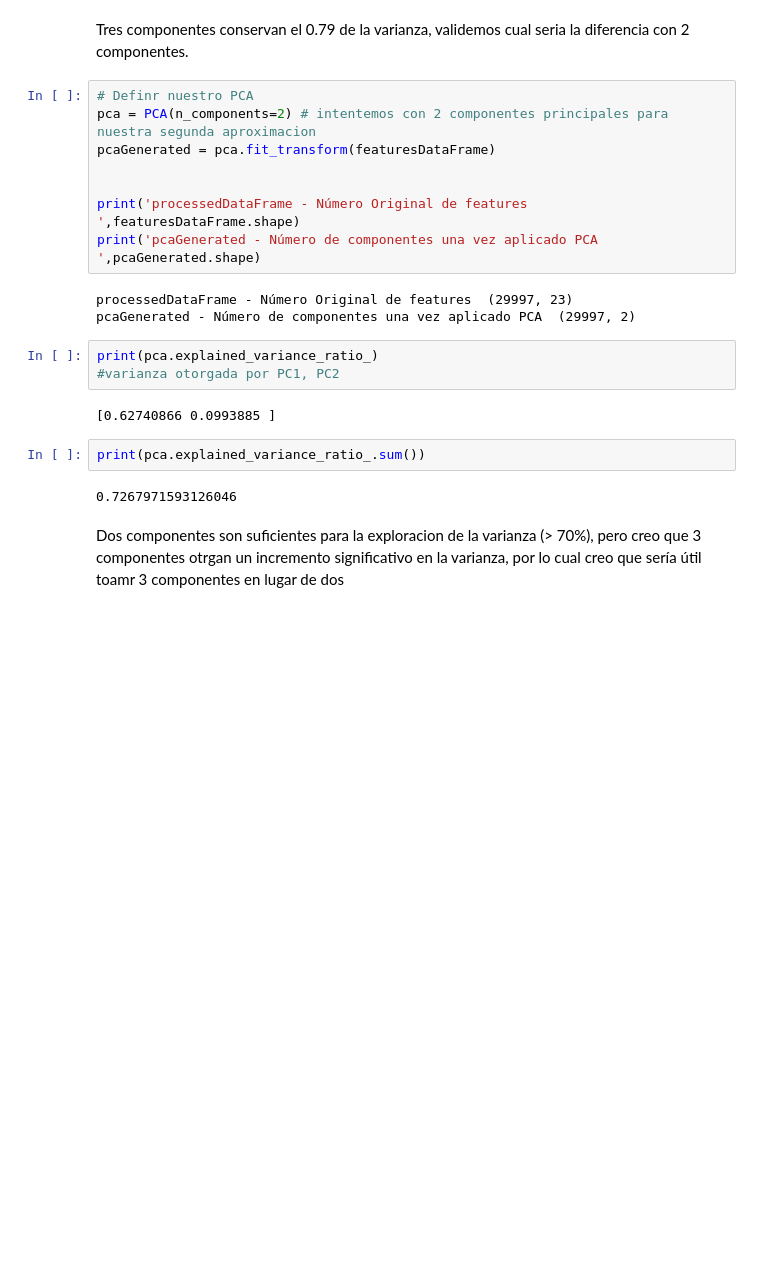
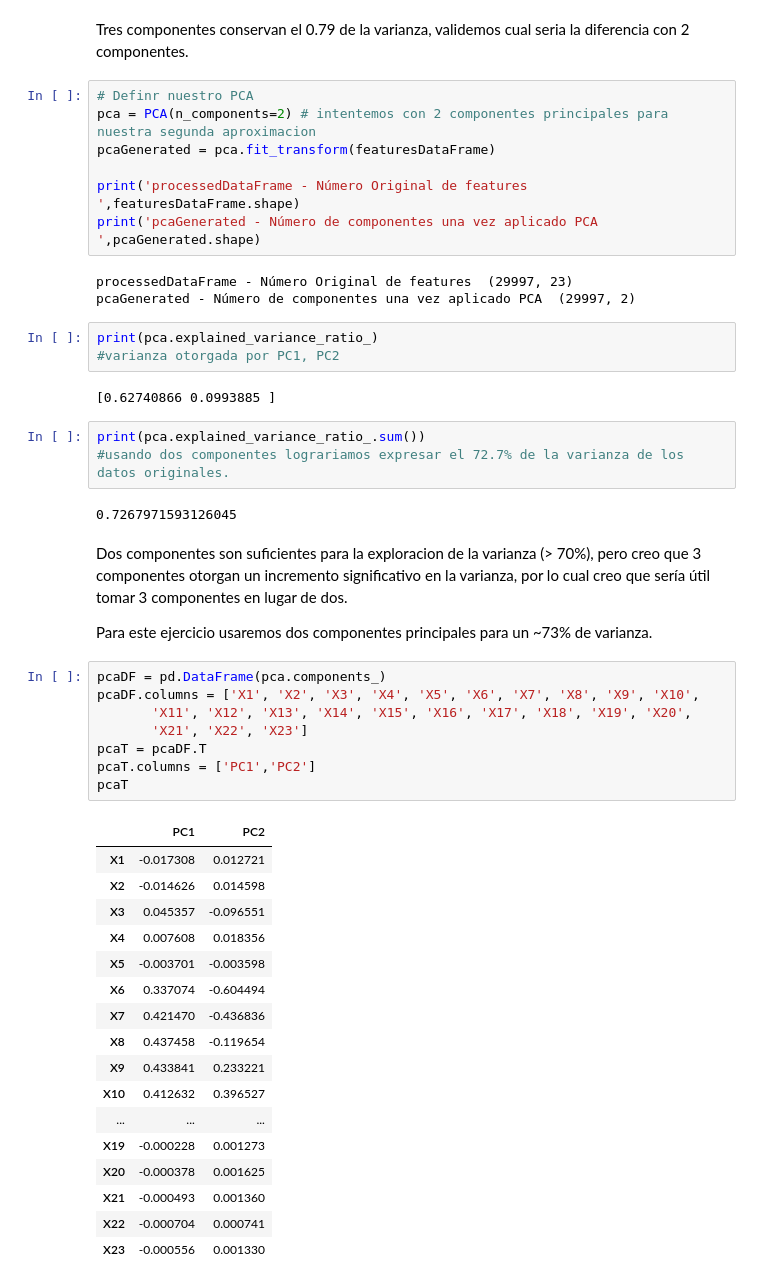
Before and after one commit to PosgradoMNA/actividades-de-aprendizaje-dsercam, a Jupyter notebook: ActividadSemana6A01182676.ipynb, the cells around one changed output. Saved outputs shown, nothing was run; the diff lists cells and outputs as text; blank space fills up the shorter version.

```diff
--- a/ActividadSemana6A01182676.ipynb
+++ b/ActividadSemana6A01182676.ipynb
@@ -623,7 +625,6 @@ Tres componentes conservan el 0.79 de la varianza, validemos cual seria la difer
 pca = PCA(n_components=2) # intentemos con 2 componentes principales para nuestra segunda aproximacion
 pcaGenerated = pca.fit_transform(featuresDataFrame)
 
-
 print('processedDataFrame - Número Original de features ',featuresDataFrame.shape)
 print('pcaGenerated - Número de componentes una vez aplicado PCA ',pcaGenerated.shape)
 # %% [output]
@@ -634,9 +635,38 @@ print(pca.explained_variance_ratio_)
 #varianza otorgada por PC1, PC2
 # %% [output]
 [0.62740866 0.0993885 ]
-# %%
-print(pca.explained_variance_ratio_.sum())
-# %% [output]
-0.7267971593126046
+# %%
+print(pca.explained_variance_ratio_.sum())
+#usando dos componentes lograriamos expresar el 72.7% de la varianza de los datos originales.
+# %% [output]
+0.7267971593126045
 # %% [markdown]
-Dos componentes son suficientes para la exploracion de la varianza (> 70%), pero creo que 3 componentes otrgan un incremento significativo en la varianza, por lo cual creo que sería útil toamr 3 componentes en lugar de dos
+Dos componentes son suficientes para la exploracion de la varianza (> 70%), pero creo que 3 componentes otorgan un incremento significativo en la varianza, por lo cual creo que sería útil tomar 3 componentes en lugar de dos.
+
+Para este ejercicio usaremos dos componentes principales para un ~73% de varianza.
+# %%
+pcaDF = pd.DataFrame(pca.components_)
+pcaDF.columns = ['X1', 'X2', 'X3', 'X4', 'X5', 'X6', 'X7', 'X8', 'X9', 'X10',
+       'X11', 'X12', 'X13', 'X14', 'X15', 'X16', 'X17', 'X18', 'X19', 'X20',
+       'X21', 'X22', 'X23']
+pcaT = pcaDF.T
+pcaT.columns = ['PC1','PC2']
+pcaT
+# %% [output]
+|  | PC1 | PC2 |
+| X1 | -0.017308 | 0.012721 |
+| X2 | -0.014626 | 0.014598 |
+| X3 | 0.045357 | -0.096551 |
+| X4 | 0.007608 | 0.018356 |
+| X5 | -0.003701 | -0.003598 |
+| X6 | 0.337074 | -0.604494 |
+| X7 | 0.421470 | -0.436836 |
+| X8 | 0.437458 | -0.119654 |
+| X9 | 0.433841 | 0.233221 |
+| X10 | 0.412632 | 0.396527 |
+| ... | ... | ... |
+| X19 | -0.000228 | 0.001273 |
+| X20 | -0.000378 | 0.001625 |
+| X21 | -0.000493 | 0.001360 |
+| X22 | -0.000704 | 0.000741 |
+| X23 | -0.000556 | 0.001330 |
```
Also changed, not shown: parts of 24 cells of this notebook.
